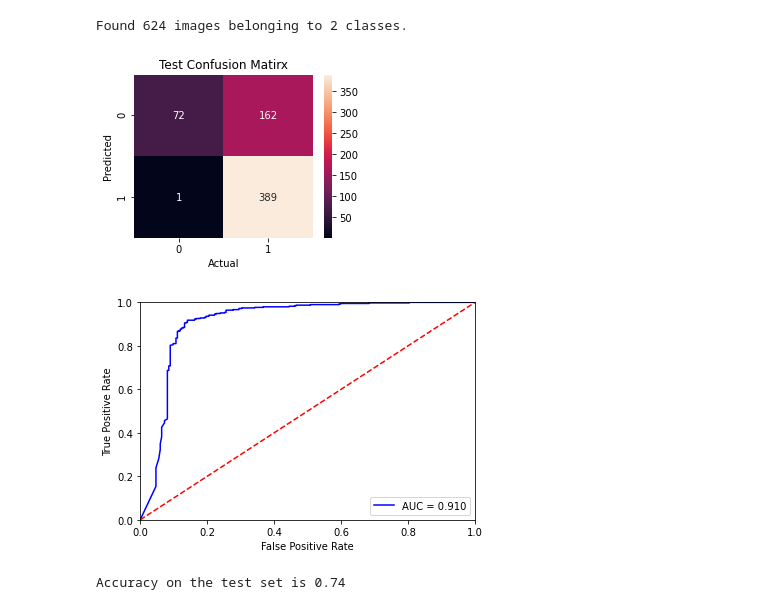
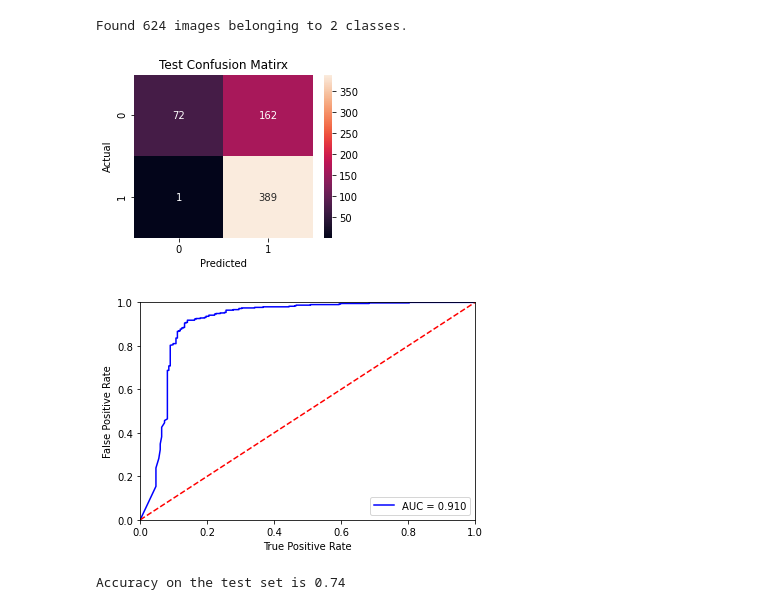
Before and after one commit to ltsaprounis/Pneumonia_Diagnosis, a Jupyter notebook: pneumonia_diagnosis.ipynb, the cells around one changed output. Saved outputs shown, nothing was run; the diff lists cells and outputs as text; code cells hidden in the pictures.

```diff
--- a/pneumonia_diagnosis.ipynb
+++ b/pneumonia_diagnosis.ipynb
@@ -344,15 +337,15 @@ test_actual = test_data_gen.classes.reshape(-1,1)
 # %%
 # Confusion matrix
 cf = confusion_matrix(test_actual, test_pred)
 fig = plt.figure(figsize = (4,3))
 ax = fig.gca()
 sn.heatmap(cf, annot=True,fmt='g')
 plt.title('Test Confusion Matirx')
-plt.ylabel('Predicted')
-plt.xlabel('Actual')
+plt.xlabel('Predicted')
+plt.ylabel('Actual')
 fig.savefig(r"images/Test_ConfusionMatrix.png", format="png")
 # %% [output]
-[figure, old version]
+[figure, new version]
 # %%
 # ROC curve
 fpr, tpr, _ = roc_curve(test_actual, test_pred_probs)
@@ -363,12 +356,12 @@ plt.legend(loc = 'lower right')
 plt.plot([0, 1], [0, 1],'r--')
 plt.xlim([0, 1])
 plt.ylim([0, 1])
-plt.ylabel('True Positive Rate')
-plt.xlabel('False Positive Rate')
+plt.xlabel('True Positive Rate')
+plt.ylabel('False Positive Rate')
 plt.show()
 fig.savefig(r"images/Test_ROC_curve.png", format="png")
 # %% [output]
-[figure, old version]
+[figure, new version]
 # %%
 print("Accuracy on the test set is %0.2f" %accuracy_score(test_actual, test_pred))
 # %% [output]
```
Also changed, not shown: parts of 4 cells of this notebook, 7 other files.
